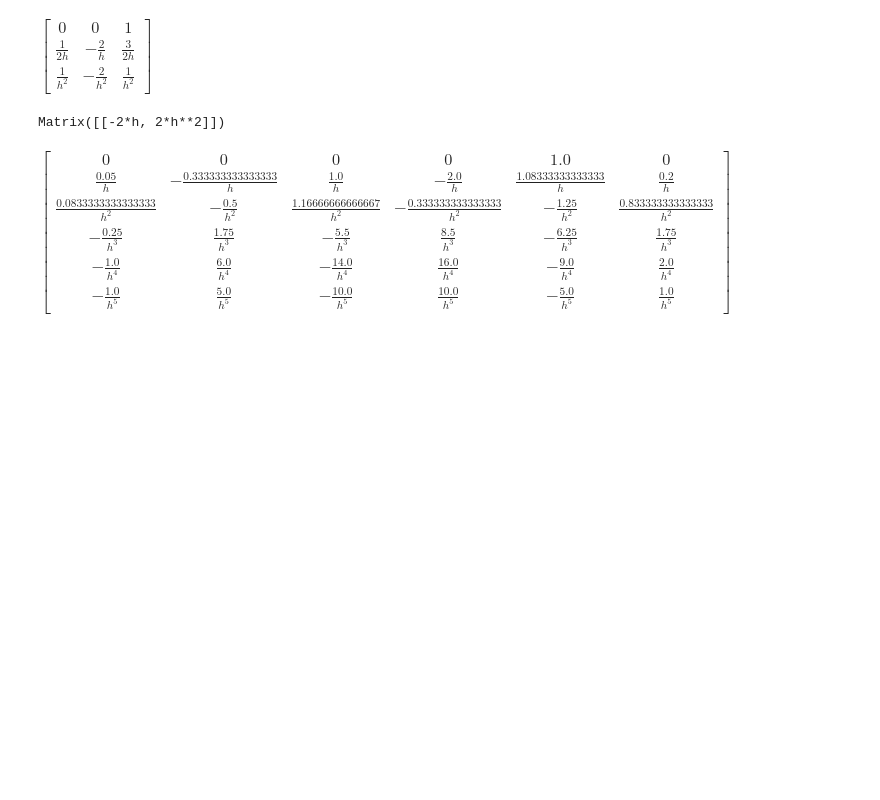
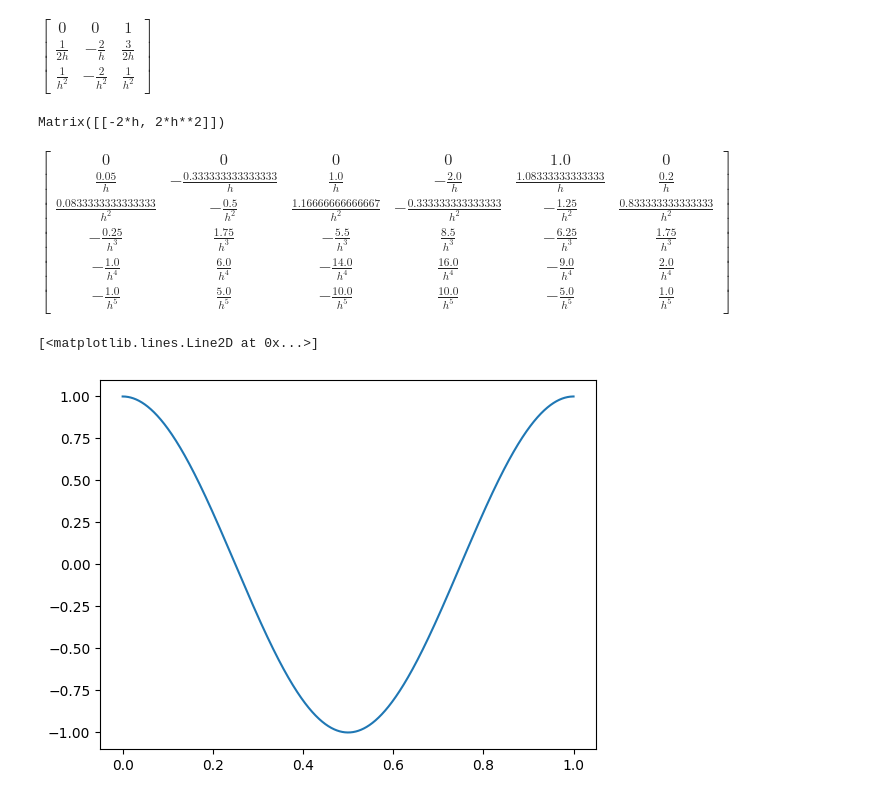
Before and after one commit to Knallvik/course-projects_MATMEK, a Jupyter notebook: projects/Tests.ipynb, the cells around one changed output. Drawn from its saved outputs; the diff is of its cells as text; code cells hidden in the pictures; blank space fills up the shorter version.

```diff
--- a/projects/Tests.ipynb
+++ b/projects/Tests.ipynb
@@ -46,3 +48,13 @@ for j,p in enumerate(range(-4,2)):
 C.inv()
 # %% [output]
 $\displaystyle \left[\begin{matrix}0 & 0 & 0 & 0 & 1.0 & 0\\\frac{0.05}{h} & - \frac{0.333333333333333}{h} & \frac{1.0}{h} & - \frac{2.0}{h} & \frac{1.08333333333333}{h} & \frac{0.2}{h}\\\frac{0.0833333333333333}{h^{2}} & - \frac{0.5}{h^{2}} & \frac{1.16666666666667}{h^{2}} & - \frac{0.333333333333333}{h^{2}} & - \frac{1.25}{h^{2}} & \frac{0.833333333333333}{h^{2}}\\- \frac{0.25}{h^{3}} & \frac{1.75}{h^{3}} & - \frac{5.5}{h^{3}} & \frac{8.5}{h^{3}} & - \frac{6.25}{h^{3}} & \frac{1.75}{h^{3}}\\- \frac{1.0}{h^{4}} & \frac{6.0}{h^{4}} & - \frac{14.0}{h^{4}} & \frac{16.0}{h^{4}} & - \frac{9.0}{h^{4}} & \frac{2.0}{h^{4}}\\- \frac{1.0}{h^{5}} & \frac{5.0}{h^{5}} & - \frac{10.0}{h^{5}} & \frac{10.0}{h^{5}} & - \frac{5.0}{h^{5}} & \frac{1.0}{h^{5}}\end{matrix}\right]$
+# %%
+w = 0.35
+solver = fd.VibFD3(2000, 2*np.pi/w, w)
+u = solver()
+t = np.linspace(0,1, u.size)
+# %%
+plt.plot(t,u)
+# %% [output]
+[<matplotlib.lines.Line2D at 0x...>]
+[figure, added]
```
Also changed, not shown: parts of 4 cells of this notebook, 4 other files.
